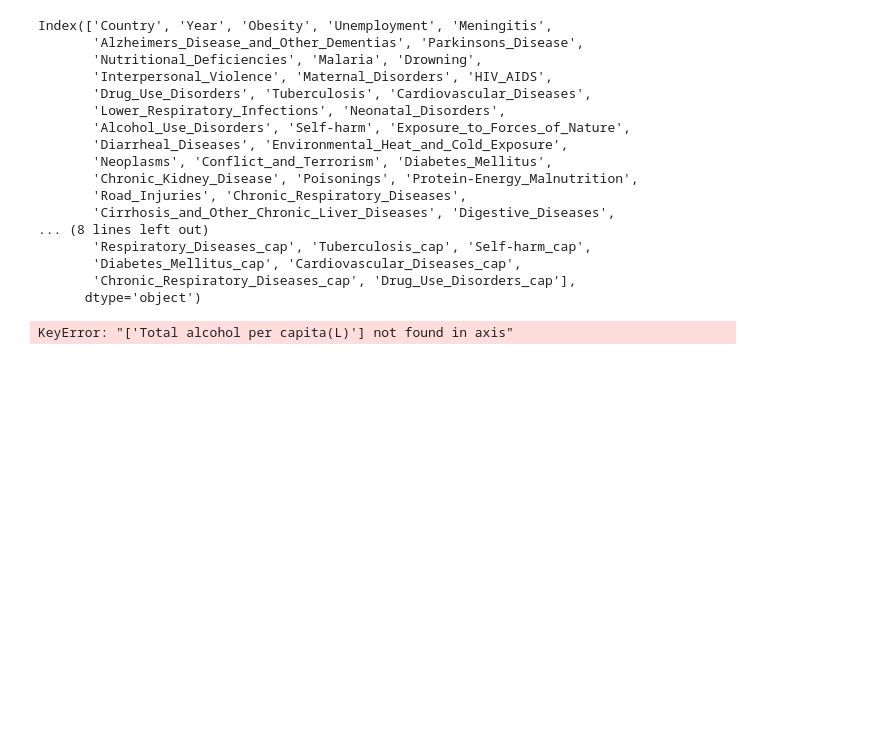
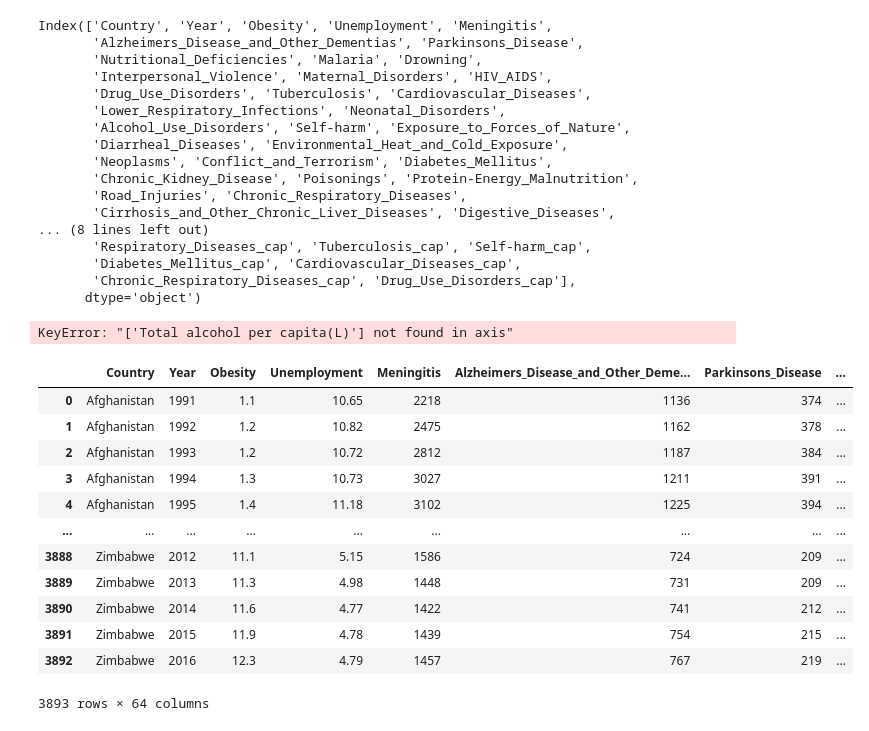
Before and after one commit to Gbau11/Mortality, a Jupyter notebook: jupyter/transform_per_capita.ipynb, the cells around one changed output. Cells and saved outputs as stored; diff of their text form; code cells hidden in the pictures; blank space fills up the shorter version.

```diff
--- a/jupyter/transform_per_capita.ipynb
+++ b/jupyter/transform_per_capita.ipynb
@@ -224,3 +224,21 @@ Index(['Country', 'Year', 'Obesity', 'Unemployment', 'Meningitis',
 df = df.drop('Total alcohol per capita(L)', axis=1)
 # %% [output]
 KeyError: "['Total alcohol per capita(L)'] not found in axis"
+# %%
+df['Respiratory Diseases'] = df['Lower_Respiratory_Infections'] + df['Chronic_Respiratory_Diseases']
+
+df
+# %% [output]
+|  | Country | Year | Obesity | Unemployment | Meningitis | Alzheimers_Disease_and_Other_Deme... | Parkinsons_Disease | ... |
+| 0 | Afghanistan | 1991 | 1.1 | 10.65 | 2218 | 1136 | 374 | ... |
+| 1 | Afghanistan | 1992 | 1.2 | 10.82 | 2475 | 1162 | 378 | ... |
+| 2 | Afghanistan | 1993 | 1.2 | 10.72 | 2812 | 1187 | 384 | ... |
+| 3 | Afghanistan | 1994 | 1.3 | 10.73 | 3027 | 1211 | 391 | ... |
+| 4 | Afghanistan | 1995 | 1.4 | 11.18 | 3102 | 1225 | 394 | ... |
+| ... | ... | ... | ... | ... | ... | ... | ... | ... |
+| 3888 | Zimbabwe | 2012 | 11.1 | 5.15 | 1586 | 724 | 209 | ... |
+| 3889 | Zimbabwe | 2013 | 11.3 | 4.98 | 1448 | 731 | 209 | ... |
+| 3890 | Zimbabwe | 2014 | 11.6 | 4.77 | 1422 | 741 | 212 | ... |
+| 3891 | Zimbabwe | 2015 | 11.9 | 4.78 | 1439 | 754 | 215 | ... |
+| 3892 | Zimbabwe | 2016 | 12.3 | 4.79 | 1457 | 767 | 219 | ... |
+3893 rows × 64 columns
```
Also changed, not shown: parts of 1 cell of this notebook, 4 other files.
